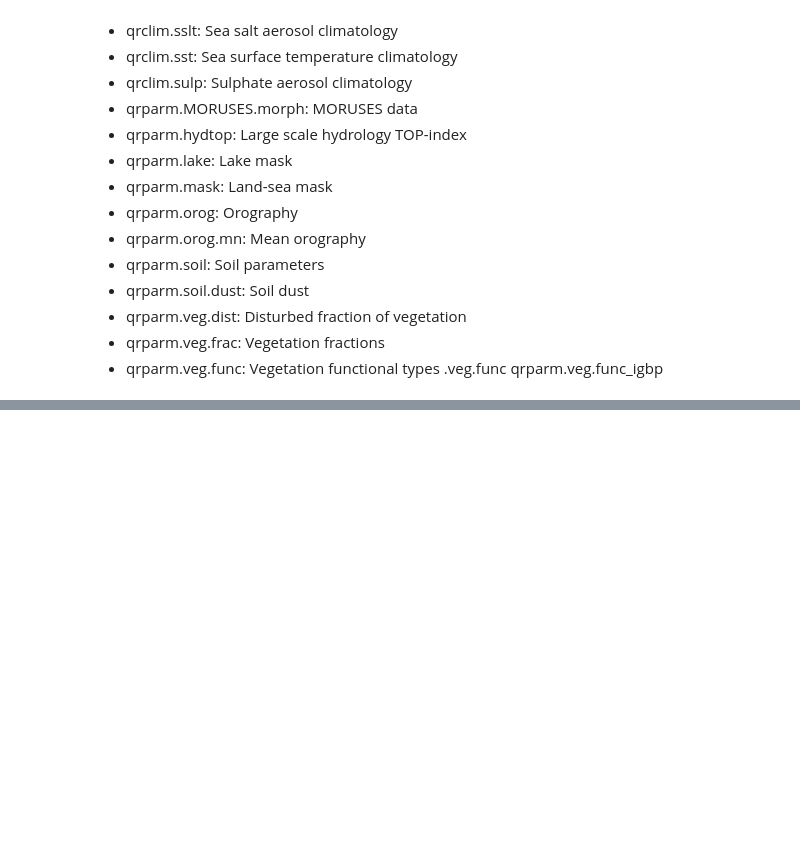
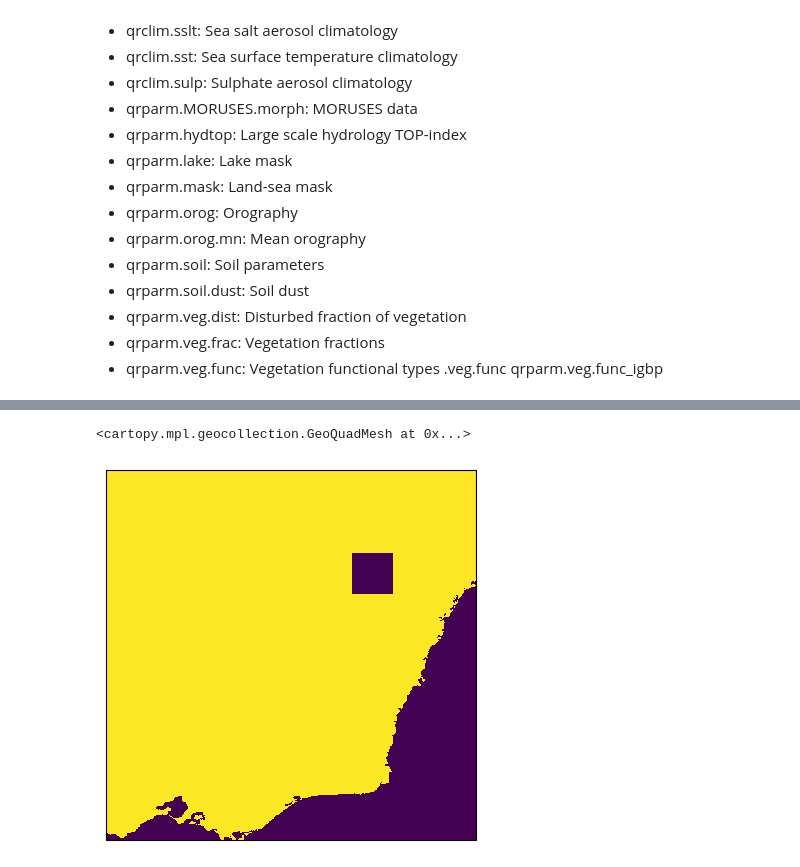
Before and after one commit to ScottWales/aus2200-training, a Jupyter notebook: ancillaries.ipynb, the cells around one changed output, grey strips where cells are left out. Drawn from its saved outputs; the diff is of its cells as text; code cells hidden in the pictures; blank space fills up the shorter version.

Commit message:
Add editing ancillaries

```diff
--- a/ancillaries.ipynb
+++ b/ancillaries.ipynb
@@ -173,0 +189,6 @@ ants.save(cubes, '/home/562/saw562/cylc-run/u-cy368/share/data/ancils/aus2200/d0
+# %%
+mask = iris.load_cube('/home/562/saw562/cylc-run/u-cy368/share/data/ancils/aus2200/d0198/qrparm.mask.edited', 'land_binary_mask')
+iris.plot.pcolormesh(mask)
+# %% [output]
+<cartopy.mpl.geocollection.GeoQuadMesh at 0x...>
+[figure, added]
```
Also changed, not shown: parts of 2 cells of this notebook.
